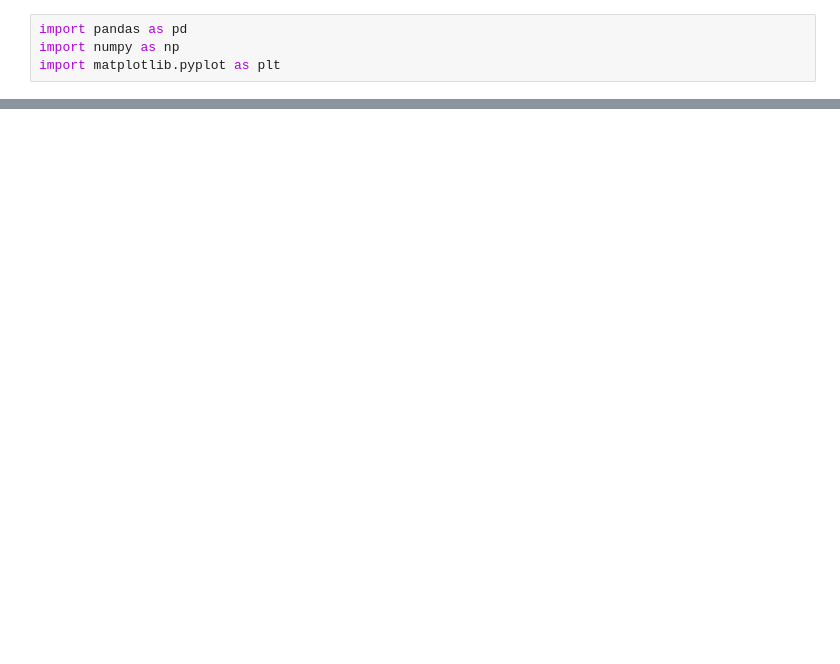
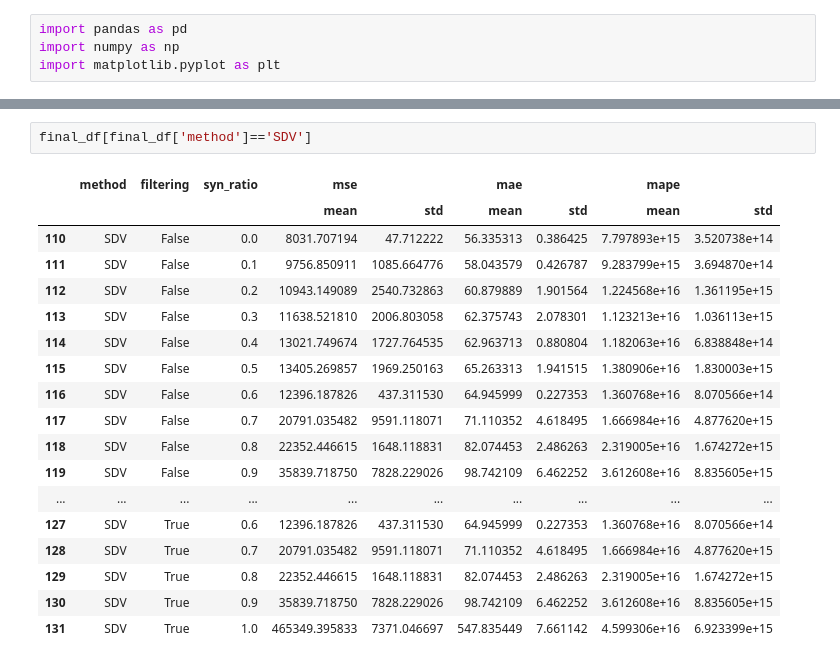
Before and after one commit to minkang1015/syn_utility, a Jupyter notebook: agg_results.ipynb, the cells around one changed output, grey strips where cells are left out. Cells and saved outputs as stored; diff of their text form; blank space fills up the shorter version.

```diff
--- a/agg_results.ipynb
+++ b/agg_results.ipynb
@@ -135,0 +343,21 @@ final_df[final_df['aug_ratio']==0.0]
+# %%
+final_df[final_df['method']=='SDV']
+# %% [output]
+|  | method | filtering | syn_ratio | mse |  | mae |  | mape |  |
+|  |  |  |  | mean | std | mean | std | mean | std |
+| 110 | SDV | False | 0.0 | 8031.707194 | 47.712222 | 56.335313 | 0.386425 | 7.797893e+15 | 3.520738e+14 |
+| 111 | SDV | False | 0.1 | 9756.850911 | 1085.664776 | 58.043579 | 0.426787 | 9.283799e+15 | 3.694870e+14 |
+| 112 | SDV | False | 0.2 | 10943.149089 | 2540.732863 | 60.879889 | 1.901564 | 1.224568e+16 | 1.361195e+15 |
+| 113 | SDV | False | 0.3 | 11638.521810 | 2006.803058 | 62.375743 | 2.078301 | 1.123213e+16 | 1.036113e+15 |
+| 114 | SDV | False | 0.4 | 13021.749674 | 1727.764535 | 62.963713 | 0.880804 | 1.182063e+16 | 6.838848e+14 |
+| 115 | SDV | False | 0.5 | 13405.269857 | 1969.250163 | 65.263313 | 1.941515 | 1.380906e+16 | 1.830003e+15 |
+| 116 | SDV | False | 0.6 | 12396.187826 | 437.311530 | 64.945999 | 0.227353 | 1.360768e+16 | 8.070566e+14 |
+| 117 | SDV | False | 0.7 | 20791.035482 | 9591.118071 | 71.110352 | 4.618495 | 1.666984e+16 | 4.877620e+15 |
+| 118 | SDV | False | 0.8 | 22352.446615 | 1648.118831 | 82.074453 | 2.486263 | 2.319005e+16 | 1.674272e+15 |
+| 119 | SDV | False | 0.9 | 35839.718750 | 7828.229026 | 98.742109 | 6.462252 | 3.612608e+16 | 8.835605e+15 |
+| ... | ... | ... | ... | ... | ... | ... | ... | ... | ... |
+| 127 | SDV | True | 0.6 | 12396.187826 | 437.311530 | 64.945999 | 0.227353 | 1.360768e+16 | 8.070566e+14 |
+| 128 | SDV | True | 0.7 | 20791.035482 | 9591.118071 | 71.110352 | 4.618495 | 1.666984e+16 | 4.877620e+15 |
+| 129 | SDV | True | 0.8 | 22352.446615 | 1648.118831 | 82.074453 | 2.486263 | 2.319005e+16 | 1.674272e+15 |
+| 130 | SDV | True | 0.9 | 35839.718750 | 7828.229026 | 98.742109 | 6.462252 | 3.612608e+16 | 8.835605e+15 |
+| 131 | SDV | True | 1.0 | 465349.395833 | 7371.046697 | 547.835449 | 7.661142 | 4.599306e+16 | 6.923399e+15 |
```
Also changed, not shown: parts of 14 cells of this notebook, 5 other files.
